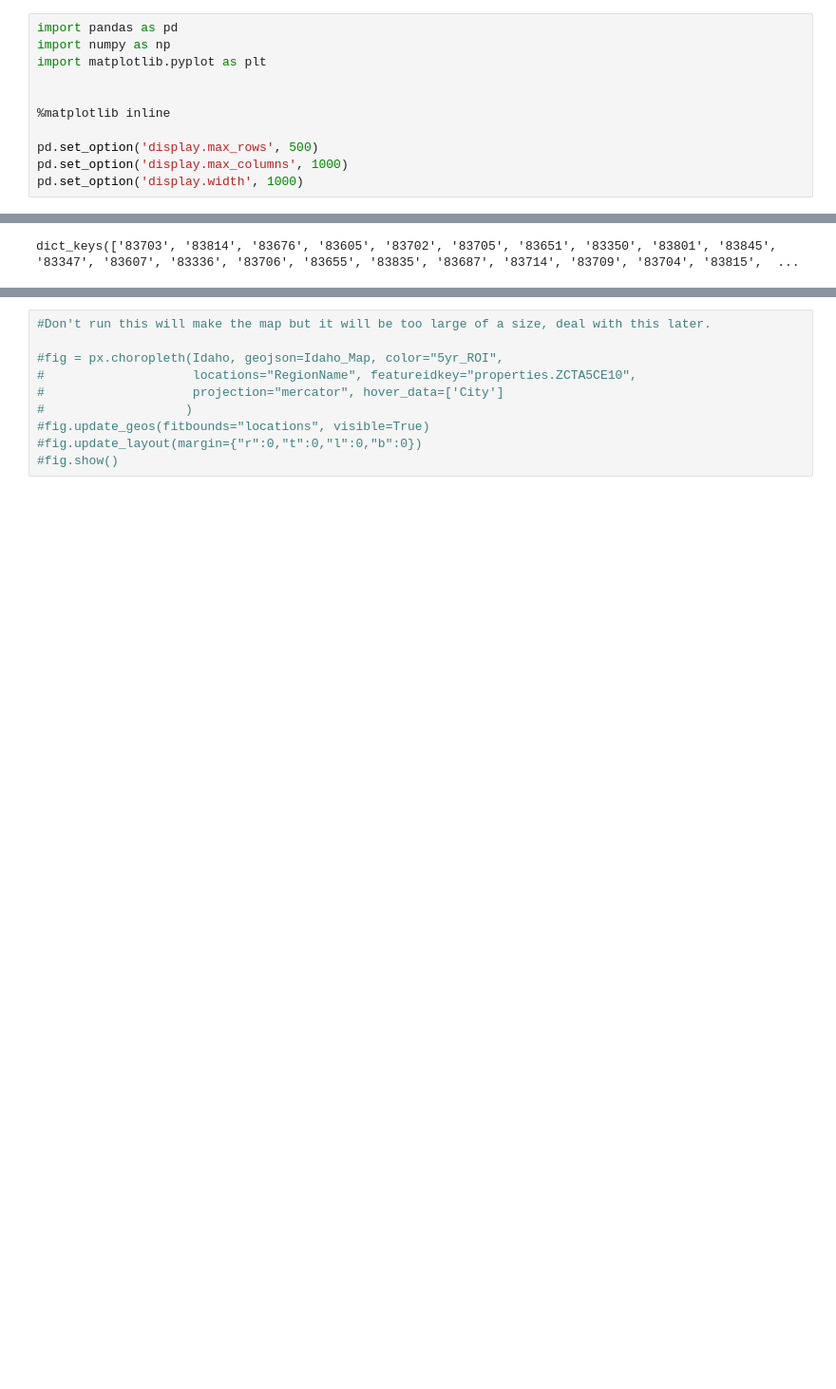
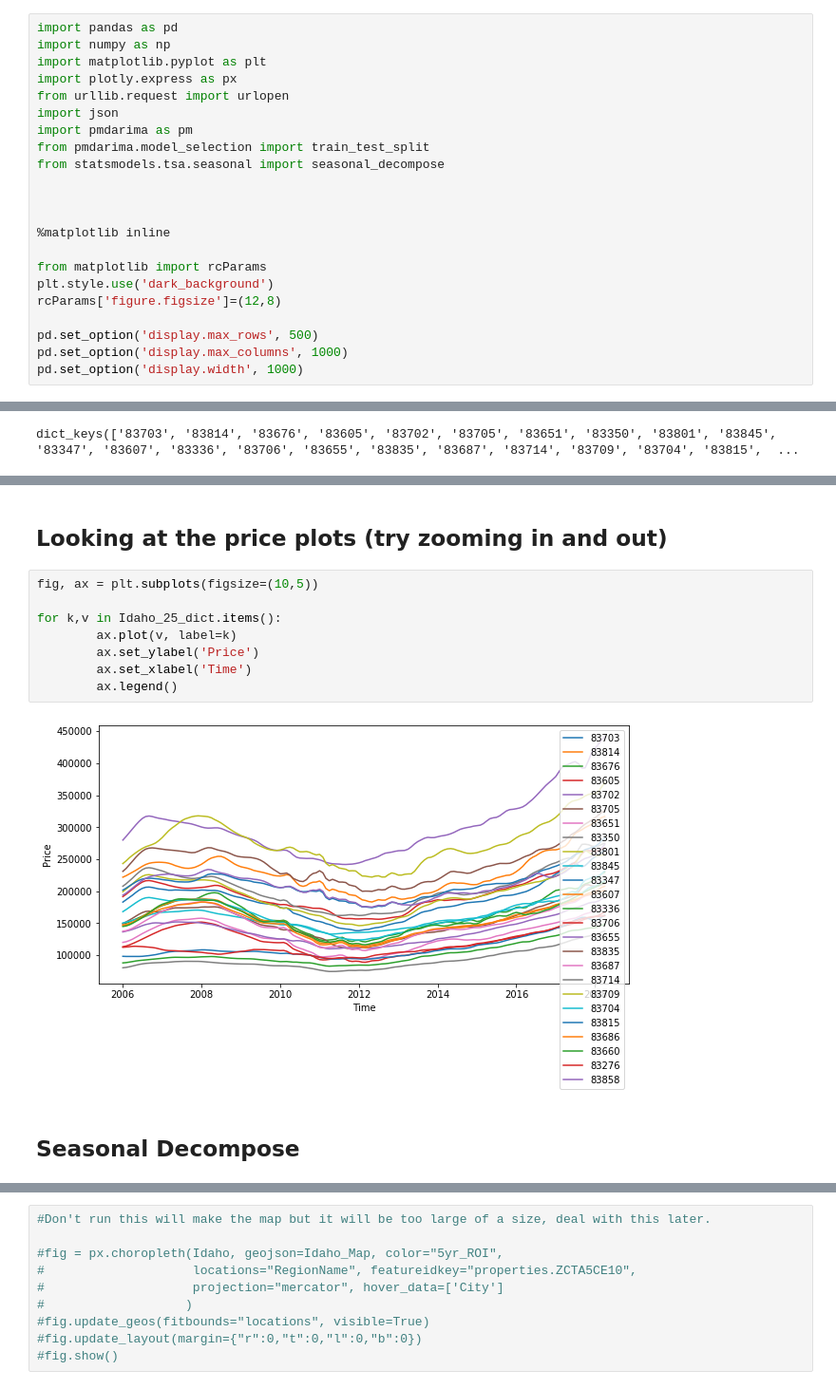
Before and after one commit to stevenkyle2013/ZillowTimeSeries, a Jupyter notebook: Main.ipynb, the cells around one changed output, grey strips where cells are left out. Shown at 95% size. Saved outputs shown, nothing was run; the diff lists cells and outputs as text; blank space fills up the shorter version.

Commit message:
Started looking into modeling

```diff
--- a/Main.ipynb
+++ b/Main.ipynb
@@ -27,10 +22,21 @@ Ways to narrow down zipcodes
 import pandas as pd
 import numpy as np
 import matplotlib.pyplot as plt
+import plotly.express as px
+from urllib.request import urlopen
+import json
+import pmdarima as pm
+from pmdarima.model_selection import train_test_split
+from statsmodels.tsa.seasonal import seasonal_decompose
+
 
 
 %matplotlib inline
 
+from matplotlib import rcParams
+plt.style.use('dark_background')
+rcParams['figure.figsize']=(12,8)
+
 pd.set_option('display.max_rows', 500)
 pd.set_option('display.max_columns', 1000)
 pd.set_option('display.width', 1000)
@@ -325,0 +319,14 @@ Idaho_25_dict['83703']
+# %% [markdown]
+## Looking at the price plots (try zooming in and out)
+# %%
+fig, ax = plt.subplots(figsize=(10,5))
+
+for k,v in Idaho_25_dict.items():
+        ax.plot(v, label=k)
+        ax.set_ylabel('Price')
+        ax.set_xlabel('Time')
+        ax.legend()
+# %% [output]
+[figure, added]
+# %% [markdown]
+## Seasonal Decompose
```
Also changed, not shown: parts of 16 cells of this notebook.
